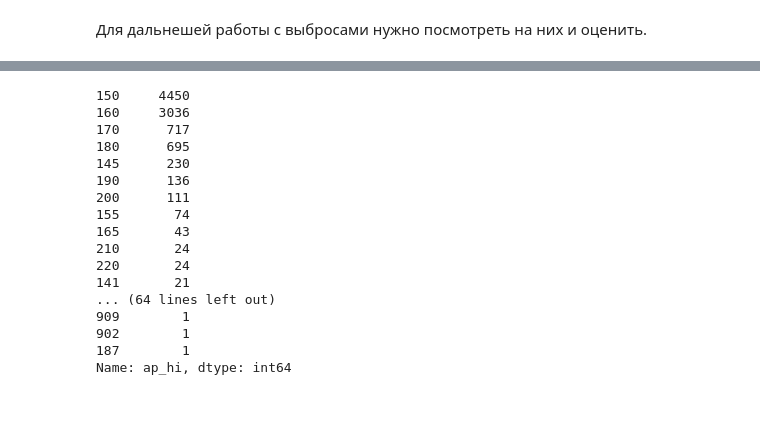
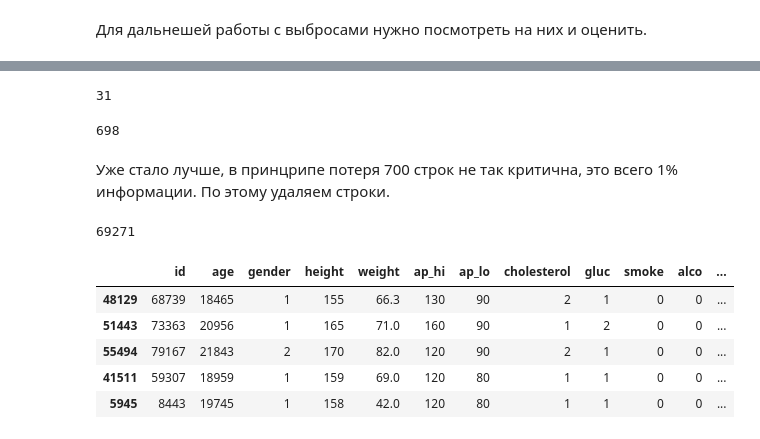
Before and after one commit to Rook-Black/Practicum, a Jupyter notebook: Heart_diseases_prediction/Heart_diseases_prediction.ipynb, the cells around one changed output, grey strips where cells are left out. Saved outputs shown, nothing was run; the diff lists cells and outputs as text; code cells hidden in the pictures; blank space fills up the shorter version.

Commit message:
Ready to train

```diff
--- a/Heart_diseases_prediction/Heart_diseases_prediction.ipynb
+++ b/Heart_diseases_prediction/Heart_diseases_prediction.ipynb
@@ -377,0 +374,2 @@ sns.relplot(data = table_train_ap_hi)
+# %%
+train.loc[train['ap_lo'] > 1000, 'ap_lo'] = train.loc[train['ap_lo'] > 1000, 'ap_lo'] // 100
@@ -378,21 +418,27 @@ sns.relplot(data = table_train_ap_hi)
 # %%
-pd.set_option('display.max_rows', None)
-train.loc[(train['ap_hi'] > 140) & (train['ap_hi'] < 2000), 'ap_hi'].value_counts()
+len(train.loc[train['ap_hi'] > 300, 'ap_hi'])
 # %% [output]
-150     4450
-160     3036
-170      717
-180      695
-145      230
-190      136
-200      111
-155       74
-165       43
-210       24
-220       24
-141       21
-... (64 lines left out)
-909        1
-902        1
-187        1
-Name: ap_hi, dtype: int64
+31
+# %%
+len(train.loc[train['ap_lo'] > 210, 'ap_lo'])
+# %% [output]
+698
+# %% [markdown]
+Уже стало лучше, в принцрипе потеря 700 строк не так критична, это всего 1% информации. По этому удаляем строки.
+# %%
+train = train.drop(index = train.loc[train['ap_hi']>300, 'ap_hi'].index)
+# %%
+train = train.drop(index = train.loc[train['ap_lo'] > 210, 'ap_lo'].index)
+# %%
+len(train)
+# %% [output]
+69271
+# %%
+train.sample(5)
+# %% [output]
+|  | id | age | gender | height | weight | ap_hi | ap_lo | cholesterol | gluc | smoke | alco | ... |
+| 48129 | 68739 | 18465 | 1 | 155 | 66.3 | 130 | 90 | 2 | 1 | 0 | 0 | ... |
+| 51443 | 73363 | 20956 | 1 | 165 | 71.0 | 160 | 90 | 1 | 2 | 0 | 0 | ... |
+| 55494 | 79167 | 21843 | 2 | 170 | 82.0 | 120 | 90 | 2 | 1 | 0 | 0 | ... |
+| 41511 | 59307 | 18959 | 1 | 159 | 69.0 | 120 | 80 | 1 | 1 | 0 | 0 | ... |
+| 5945 | 8443 | 19745 | 1 | 158 | 42.0 | 120 | 80 | 1 | 1 | 0 | 0 | ... |
```
Also changed, not shown: parts of 48 cells of this notebook.
